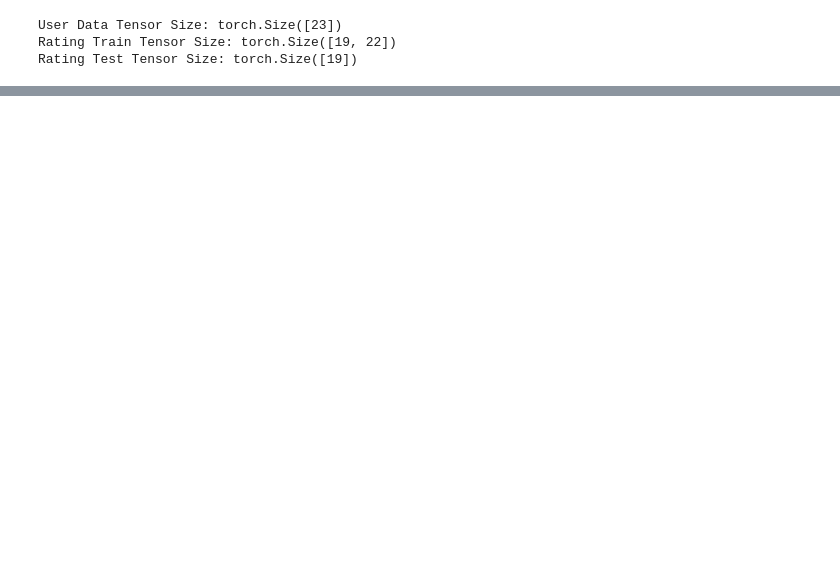
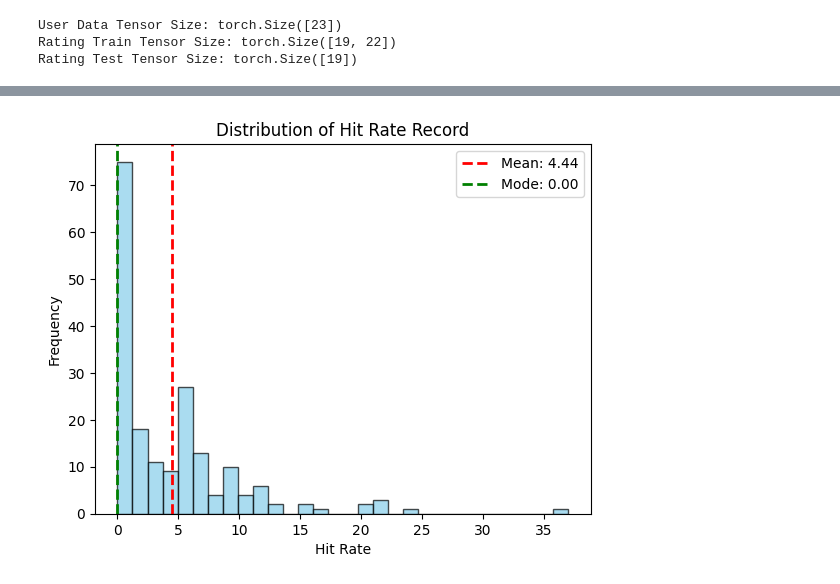
Before and after one commit to Lingfeng555/DeepLearning, a Jupyter notebook: submission2/attempt_1.ipynb, the cells around one changed output, grey strips where cells are left out. Saved outputs shown, nothing was run; the diff lists cells and outputs as text; code cells hidden in the pictures; blank space fills up the shorter version.

```diff
--- a/submission2/attempt_1.ipynb
+++ b/submission2/attempt_1.ipynb
@@ -125,0 +278,27 @@ KeyboardInterrupt:
+# %%
+data = np.array(hit_rate_record)
+
+# Calculate the mean.
+mean_value = np.mean(data)
+
+# Calculate the mode.
+# Note: For continuous data, the mode might not be well-defined.
+mode_result = stats.mode(data)
+mode_value = mode_result.mode
+
+# Plot the distribution.
+plt.hist(data, bins=30, alpha=0.7, color='skyblue', edgecolor='black')
+plt.xlabel("Hit Rate")
+plt.ylabel("Frequency")
+plt.title("Distribution of Hit Rate Record")
+
+# Plot vertical lines for mean and mode.
+plt.axvline(mean_value, color='red', linestyle='dashed', linewidth=2,
+            label=f"Mean: {mean_value:.2f}")
+plt.axvline(mode_value, color='green', linestyle='dashed', linewidth=2,
+            label=f"Mode: {mode_value:.2f}")
+
+plt.legend()
+plt.show()
+# %% [output]
+[figure, added]
```
Also changed, not shown: parts of 10 cells of this notebook, 12 other files.
